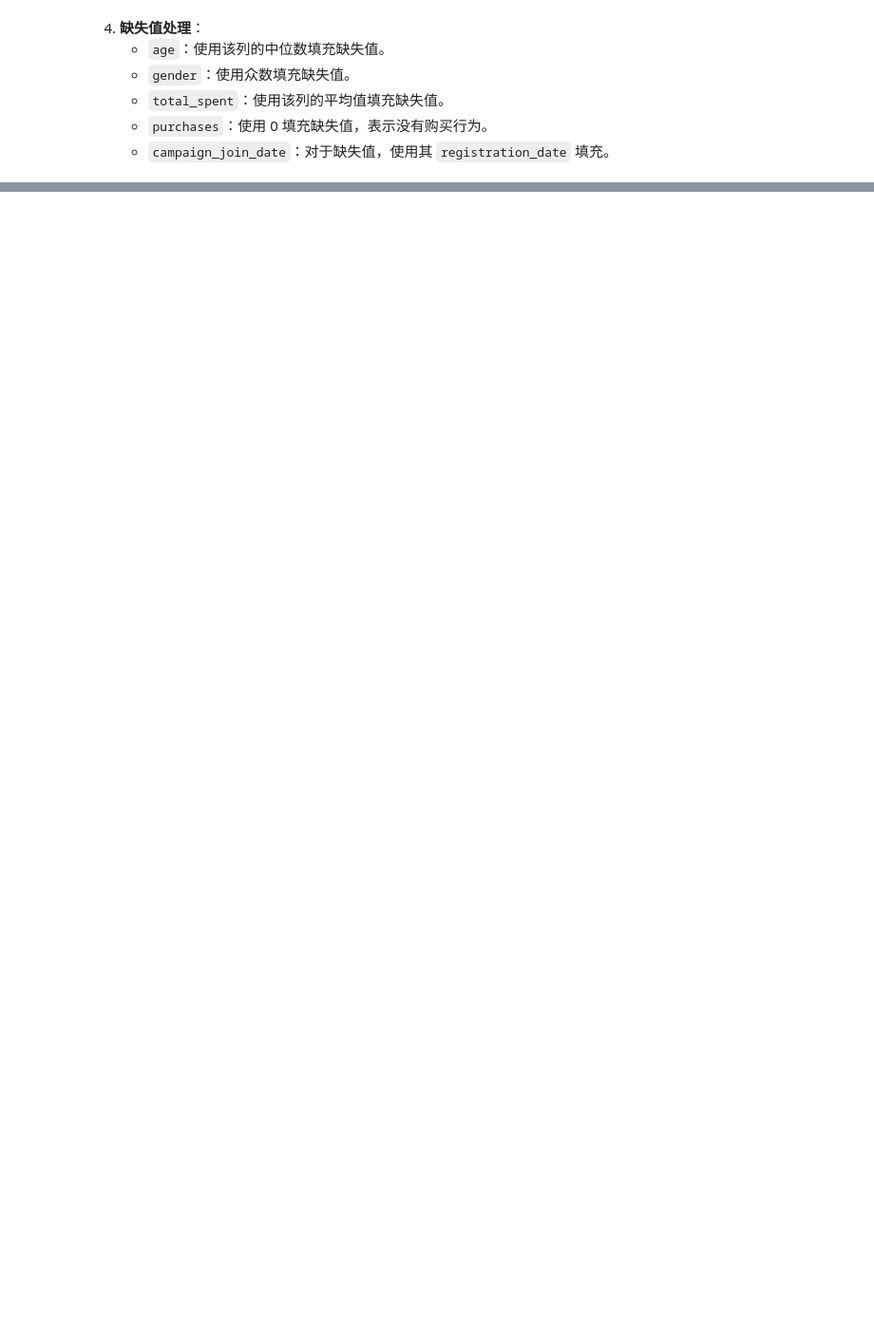
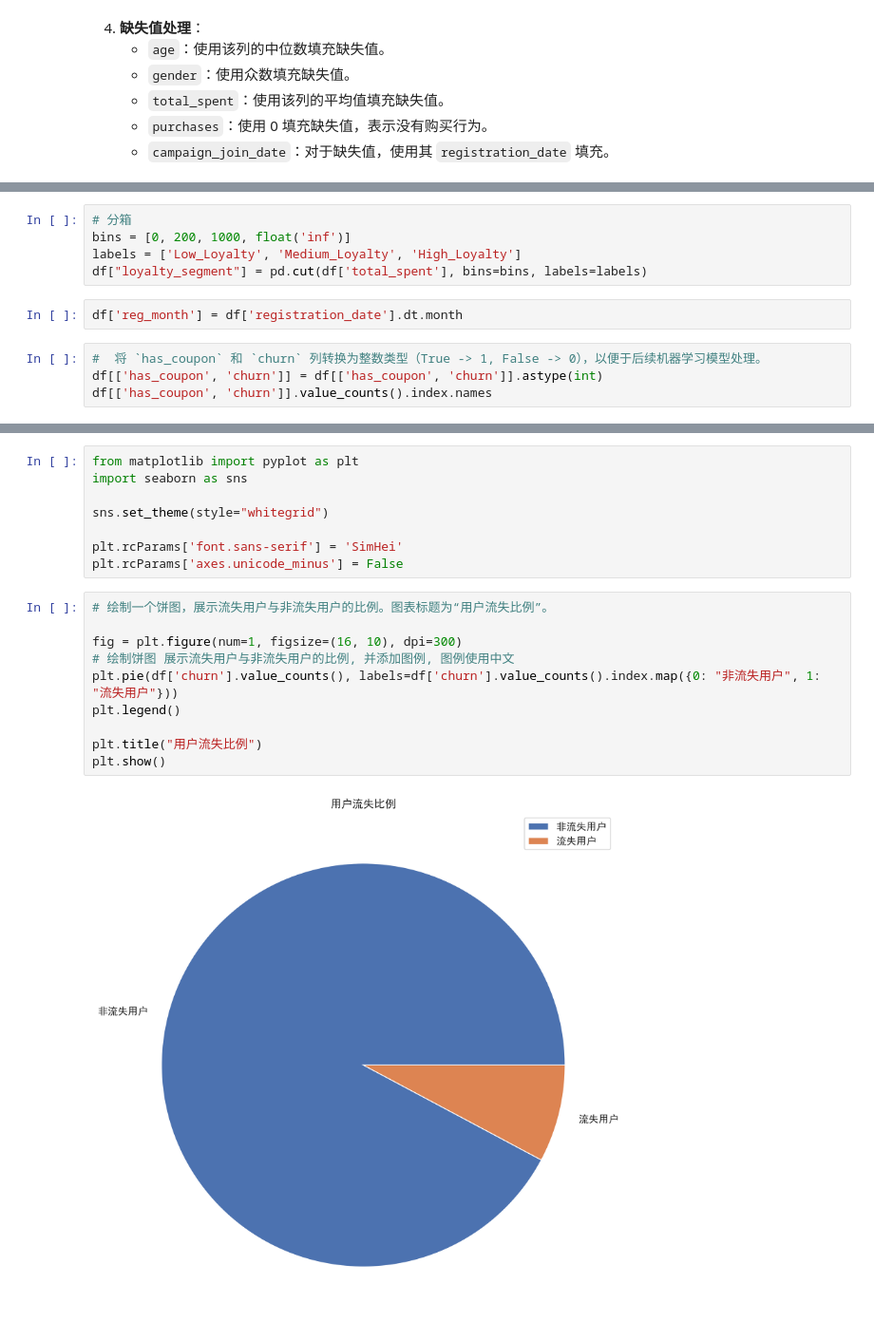
Before and after one commit to yt-x/ds_learn, a Jupyter notebook: practice/practice.ipynb, the cells around one changed output, grey strips where cells are left out. Shown at 95% size. Saved outputs shown, nothing was run; the diff lists cells and outputs as text; blank space fills up the shorter version.

```diff
--- a/practice/practice.ipynb
+++ b/practice/practice.ipynb
@@ -1110,0 +1213,11 @@ df.loc[df['gender'].isna(), 'gender'] = df['gender'].mode()[0]
+# %%
+# 分箱
+bins = [0, 200, 1000, float('inf')]
+labels = ['Low_Loyalty', 'Medium_Loyalty', 'High_Loyalty']
+df["loyalty_segment"] = pd.cut(df['total_spent'], bins=bins, labels=labels)
+# %%
+df['reg_month'] = df['registration_date'].dt.month
+# %%
+#  将 `has_coupon` 和 `churn` 列转换为整数类型（True -> 1, False -> 0），以便于后续机器学习模型处理。
+df[['has_coupon', 'churn']] = df[['has_coupon', 'churn']].astype(int)
+df[['has_coupon', 'churn']].value_counts().index.names
@@ -1110,0 +1258,20 @@ df.loc[df['gender'].isna(), 'gender'] = df['gender'].mode()[0]
+# %%
+from matplotlib import pyplot as plt
+import seaborn as sns
+
+sns.set_theme(style="whitegrid")
+
+plt.rcParams['font.sans-serif'] = 'SimHei'
+plt.rcParams['axes.unicode_minus'] = False
+# %%
+# 绘制一个饼图，展示流失用户与非流失用户的比例。图表标题为“用户流失比例”。
+
+fig = plt.figure(num=1, figsize=(16, 10), dpi=300)
+# 绘制饼图 展示流失用户与非流失用户的比例, 并添加图例, 图例使用中文
+plt.pie(df['churn'].value_counts(), labels=df['churn'].value_counts().index.map({0: "非流失用户", 1: "流失用户"}))
+plt.legend()
+
+plt.title("用户流失比例")
+plt.show()
+# %% [output]
+[figure, added]
```
Also changed, not shown: parts of 28 cells of this notebook, 3 other files.
